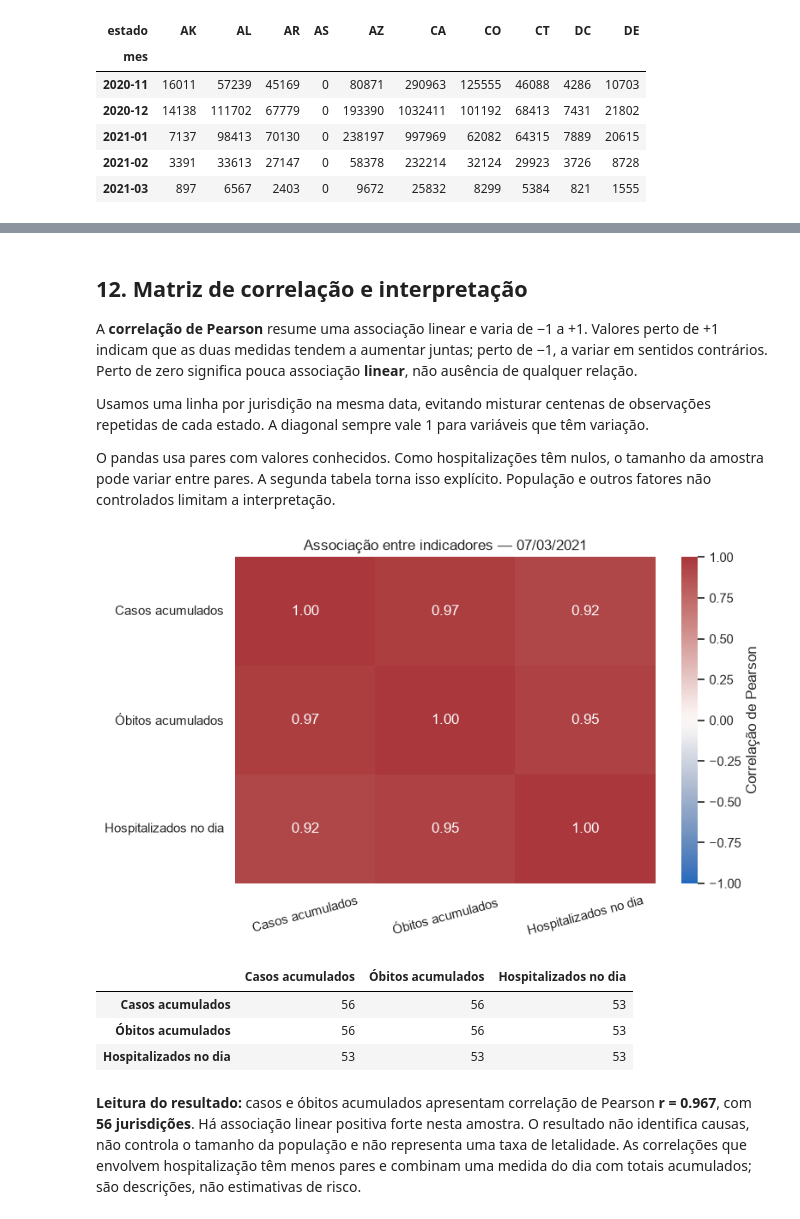
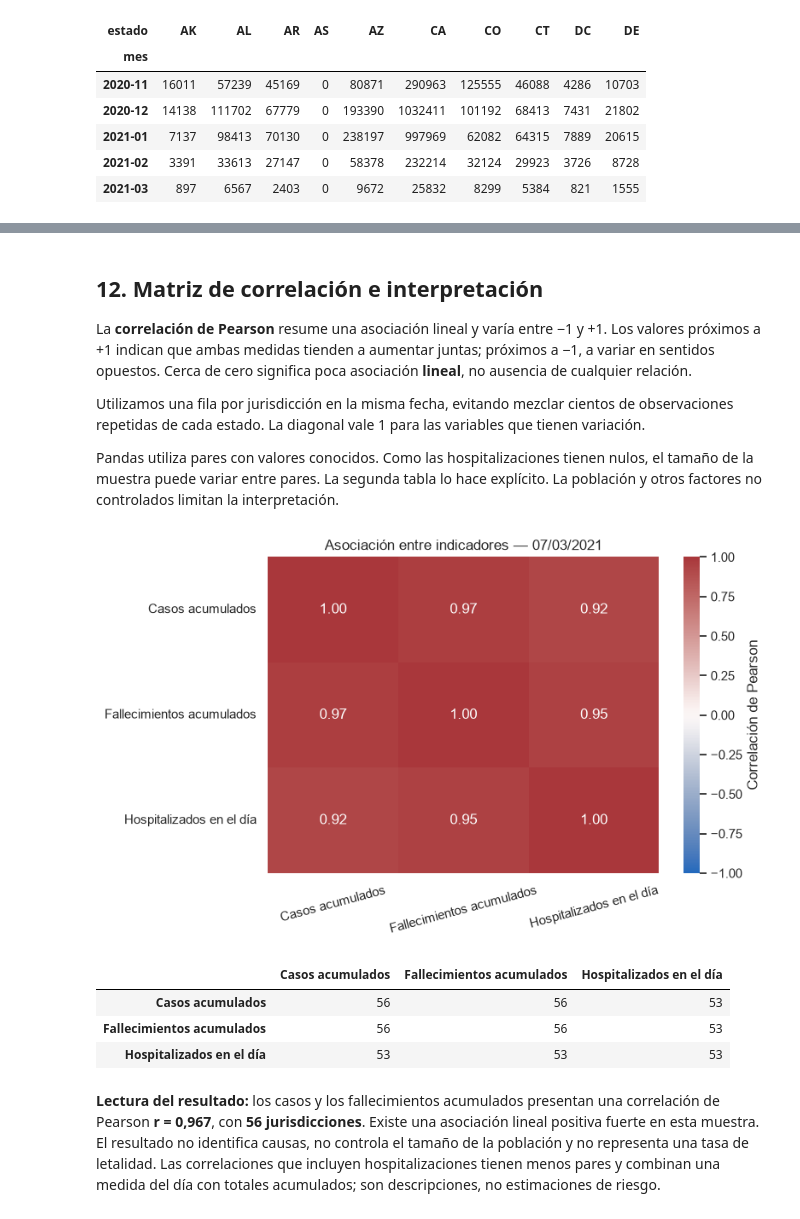
Before and after one commit to fabileoruf/ai_project_EDA, a Jupyter notebook: notebooks/eda_covid19.ipynb, the cells around one changed output, grey strips where cells are left out. Drawn from its saved outputs; the diff is of its cells as text; code cells hidden in the pictures.

Commit message:
fix: traduce toda la entrega al español y regenera los resultados

```diff
--- a/notebooks/eda_covid19.ipynb
+++ b/notebooks/eda_covid19.ipynb
@@ -316,10 +317,10 @@ Selecionadas 9 colunas de 56.
 # %%
-df["data"] = pd.to_datetime(df["data"].astype(str), format="%Y%m%d", errors="raise")
-if df["data"].isna().any() or df["estado"].isna().any():
-    raise ValueError("Existem registros sem data ou estado.")
+df["fecha"] = pd.to_datetime(df["fecha"].astype(str), format="%Y%m%d", errors="raise")
+if df["fecha"].isna().any() or df["estado"].isna().any():
+    raise ValueError("Hay registros sin fecha o estado.")
 df["estado"] = df["estado"].astype("category")
-df = df.sort_values(["estado", "data"]).reset_index(drop=True)
+df = df.sort_values(["estado", "fecha"]).reset_index(drop=True)
 
 display(df.dtypes.to_frame("tipo"))
-print("Período:", df["data"].min().date(), "a", df["data"].max().date())
+print("Periodo:", df["fecha"].min().date(), "a", df["fecha"].max().date())
 # %% [output]
@@ -437,7 +438,7 @@ Não somamos acumulados de datas diferentes e não usamos máximos de cada estad
 # %%
-data_final = df["data"].max()
-recorte_final = df.loc[df["data"].eq(data_final)].copy()
-print("Data de comparação:", data_final.strftime("%d/%m/%Y"))
-print("Jurisdições presentes:", recorte_final["estado"].nunique(), "de", df["estado"].nunique())
-display(recorte_final[["casos_acumulados", "obitos_acumulados", "hospitalizados_atualmente"]].count().to_frame("valores_conhecidos"))
+fecha_final = df["fecha"].max()
+muestra_final = df.loc[df["fecha"].eq(fecha_final)].copy()
+print("Fecha de comparación:", fecha_final.strftime("%d/%m/%Y"))
+print("Jurisdicciones presentes:", muestra_final["estado"].nunique(), "de", df["estado"].nunique())
+display(muestra_final[["casos_acumulados", "fallecimientos_acumulados", "hospitalizados_actualmente"]].count().to_frame("valores_conocidos"))
 # %% [output]
@@ -793,44 +794,44 @@ salvar_figura(fig, "08_heatmap_mensal.png")
 # %% [markdown]
-## 12. Matriz de correlação e interpretação
+## 12. Matriz de correlación e interpretación
 
-A **correlação de Pearson** resume uma associação linear e varia de −1 a +1. Valores perto de +1 indicam que as duas medidas tendem a aumentar juntas; perto de −1, a variar em sentidos contrários. Perto de zero significa pouca associação **linear**, não ausência de qualquer relação.
+La **correlación de Pearson** resume una asociación lineal y varía entre −1 y +1. Los valores próximos a +1 indican que ambas medidas tienden a aumentar juntas; próximos a −1, a variar en sentidos opuestos. Cerca de cero significa poca asociación **lineal**, no ausencia de cualquier relación.
 
-Usamos uma linha por jurisdição na mesma data, evitando misturar centenas de observações repetidas de cada estado. A diagonal sempre vale 1 para variáveis que têm variação.
+Utilizamos una fila por jurisdicción en la misma fecha, evitando mezclar cientos de observaciones repetidas de cada estado. La diagonal vale 1 para las variables que tienen variación.
 
-O pandas usa pares com valores conhecidos. Como hospitalizações têm nulos, o tamanho da amostra pode variar entre pares. A segunda tabela torna isso explícito. População e outros fatores não controlados limitam a interpretação.
+Pandas utiliza pares con valores conocidos. Como las hospitalizaciones tienen nulos, el tamaño de la muestra puede variar entre pares. La segunda tabla lo hace explícito. La población y otros factores no controlados limitan la interpretación.
 # %%
-variaveis_correlacao = ["casos_acumulados", "obitos_acumulados", "hospitalizados_atualmente"]
-matriz_correlacao = recorte_final[variaveis_correlacao].corr(method="pearson", min_periods=3)
-presenca = recorte_final[variaveis_correlacao].notna().astype(int)
-quantidade_pares = presenca.T @ presenca
+variables_correlacion = ["casos_acumulados", "fallecimientos_acumulados", "hospitalizados_actualmente"]
+matriz_correlacion = muestra_final[variables_correlacion].corr(method="pearson", min_periods=3)
+presencia = muestra_final[variables_correlacion].notna().astype(int)
+cantidad_pares = presencia.T @ presencia
 
-rotulos = ["Casos acumulados", "Óbitos acumulados", "Hospitalizados no dia"]
+etiquetas = ["Casos acumulados", "Fallecimientos acumulados", "Hospitalizados en el día"]
 fig, ax = plt.subplots(figsize=(8, 5))
-sns.heatmap(matriz_correlacao, annot=True, fmt=".2f", vmin=-1, vmax=1, center=0,
-            cmap="vlag", xticklabels=rotulos, yticklabels=rotulos,
-            cbar_kws={"label": "Correlação de Pearson"}, ax=ax)
-ax.set_title(f"Associação entre indicadores — {data_final:%d/%m/%Y}")
+sns.heatmap(matriz_correlacion, annot=True, fmt=".2f", vmin=-1, vmax=1, center=0,
+            cmap="vlag", xticklabels=etiquetas, yticklabels=etiquetas,
+            cbar_kws={"label": "Correlación de Pearson"}, ax=ax)
+ax.set_title(f"Asociación entre indicadores — {fecha_final:%d/%m/%Y}")
 ax.tick_params(axis="x", rotation=15)
-salvar_figura(fig, "09_correlacao.png")
-display(quantidade_pares.rename(index=dict(zip(variaveis_correlacao, rotulos)), columns=dict(zip(variaveis_correlacao, rotulos))))
-matriz_correlacao.to_csv(TABLES / "correlacoes.csv")
-quantidade_pares.to_csv(TABLES / "amostras_correlacoes.csv")
+guardar_figura(fig, "09_correlacion.png")
+display(cantidad_pares.rename(index=dict(zip(variables_correlacion, etiquetas)), columns=dict(zip(variables_correlacion, etiquetas))))
+matriz_correlacion.to_csv(TABLES / "correlaciones.csv")
+cantidad_pares.to_csv(TABLES / "muestras_correlaciones.csv")
 # %% [output]
-[figure, old version]
+[figure, new version]
-|  | Casos acumulados | Óbitos acumulados | Hospitalizados no dia |
+|  | Casos acumulados | Fallecimientos acumulados | Hospitalizados en el día |
 | Casos acumulados | 56 | 56 | 53 |
-| Óbitos acumulados | 56 | 56 | 53 |
-| Hospitalizados no dia | 53 | 53 | 53 |
+| Fallecimientos acumulados | 56 | 56 | 53 |
+| Hospitalizados en el día | 53 | 53 | 53 |
 # %%
-r_casos_obitos = float(matriz_correlacao.loc["casos_acumulados", "obitos_acumulados"])
+r_casos_fallecimientos = float(matriz_correlacion.loc["casos_acumulados", "fallecimientos_acumulados"])
 display(Markdown(
-    f"**Leitura do resultado:** casos e óbitos acumulados apresentam correlação "
-    f"de Pearson **r = {r_casos_obitos:.3f}**, com **{len(pares)} jurisdições**. "
-    "Há associação linear positiva forte nesta amostra. O resultado não identifica "
-    "causas, não controla o tamanho da população e não representa uma taxa de letalidade. "
-    "As correlações que envolvem hospitalização têm menos pares e combinam "
-    "uma medida do dia com totais acumulados; são descrições, não estimativas de risco."
+    f"**Lectura del resultado:** los casos y los fallecimientos acumulados presentan una correlación "
+    f"de Pearson **r = {numero(r_casos_fallecimientos, 3)}**, con **{len(pares)} jurisdicciones**. "
+    "Existe una asociación lineal positiva fuerte en esta muestra. El resultado no identifica "
+    "causas, no controla el tamaño de la población y no representa una tasa de letalidad. "
+    "Las correlaciones que incluyen hospitalizaciones tienen menos pares y combinan "
+    "una medida del día con totales acumulados; son descripciones, no estimaciones de riesgo."
 ))
 # %% [output]
-**Leitura do resultado:** casos e óbitos acumulados apresentam correlação de Pearson **r = 0.967**, com **56 jurisdições**. Há associação linear positiva forte nesta amostra. O resultado não identifica causas, não controla o tamanho da população e não representa uma taxa de letalidade. As correlações que envolvem hospitalização têm menos pares e combinam uma medida do dia com totais acumulados; são descrições, não estimativas de risco.
+**Lectura del resultado:** los casos y los fallecimientos acumulados presentan una correlación de Pearson **r = 0,967**, con **56 jurisdicciones**. Existe una asociación lineal positiva fuerte en esta muestra. El resultado no identifica causas, no controla el tamaño de la población y no representa una tasa de letalidad. Las correlaciones que incluyen hospitalizaciones tienen menos pares y combinan una medida del día con totales acumulados; son descripciones, no estimaciones de riesgo.
 # %% [markdown]
```
Also changed, not shown: parts of 66 cells of this notebook, 40 other files.
